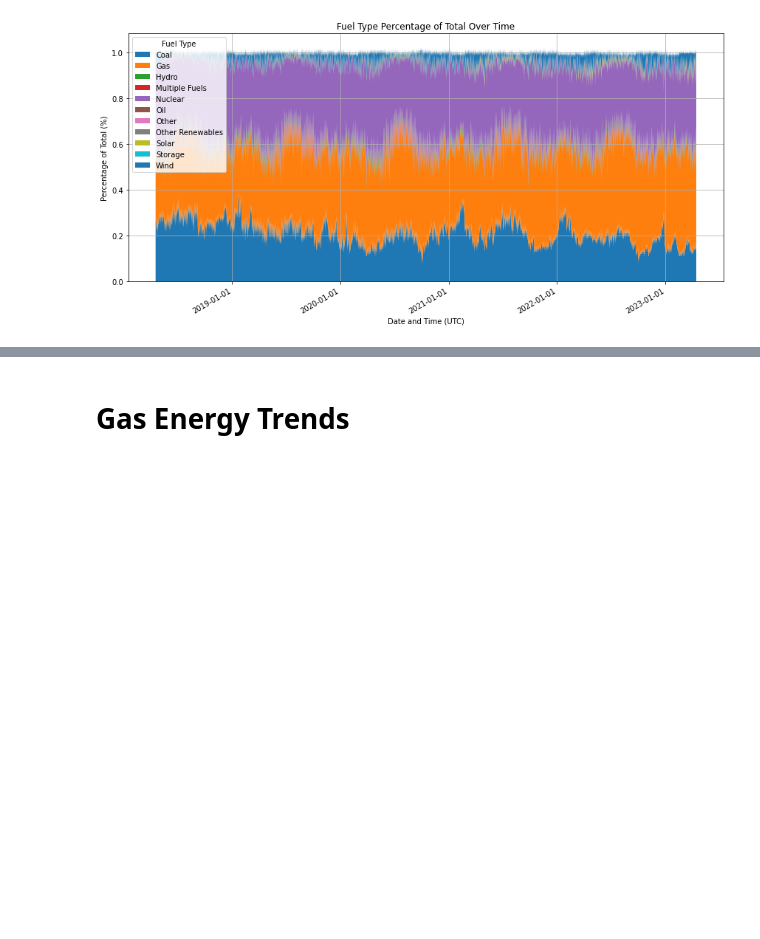
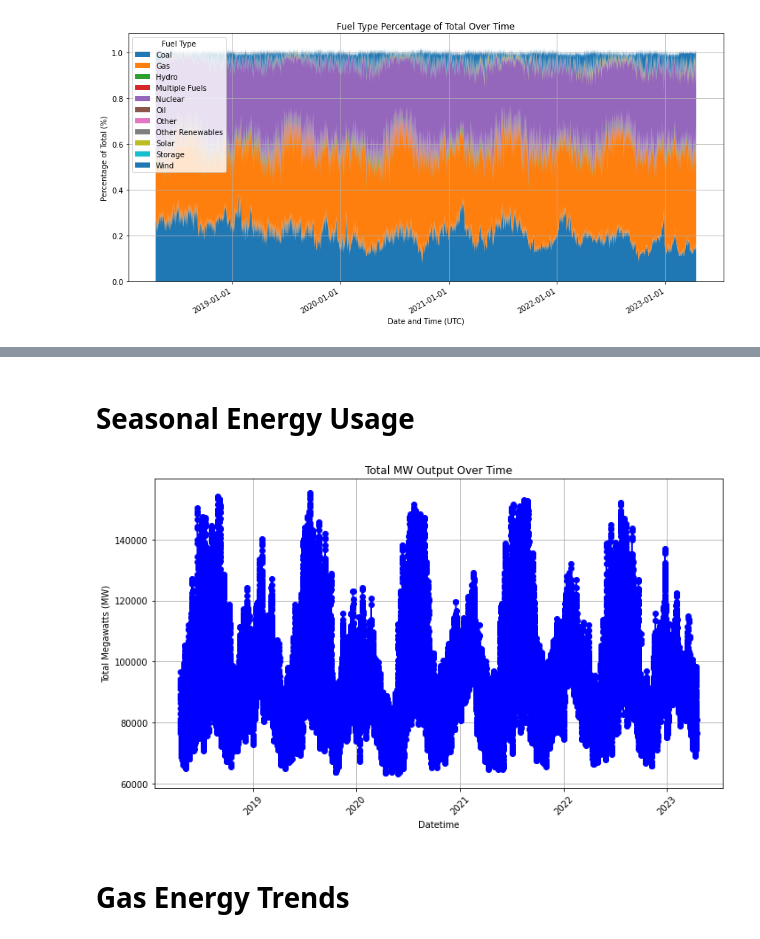
Before and after one commit to ochss/Energy, a Jupyter notebook: gen_fuel.ipynb, the cells around one changed output, grey strips where cells are left out. Drawn from its saved outputs; the diff is of its cells as text; code cells hidden in the pictures; blank space fills up the shorter version.

```diff
--- a/gen_fuel.ipynb
+++ b/gen_fuel.ipynb
@@ -30,3 +45,18 @@ plt.show()
+# %% [markdown]
+# Seasonal Energy Usage
+# %%
+total_mw_over_time = df.groupby('datetime_beginning_utc')['mw'].sum()
+plt.figure(figsize=(10, 6))
+plt.plot(total_mw_over_time, marker='o', linestyle='-', color='b')
+plt.title('Total MW Output Over Time')
+plt.xlabel('Datetime')
+plt.ylabel('Total Megawatts (MW)')
+plt.grid(True)
+plt.xticks(rotation=45)
+plt.tight_layout()
+plt.show()
+# %% [output]
+[figure, added]
 # %% [markdown]
 # Gas Energy Trends
 # %%
```
Also changed, not shown: parts of 1 cell of this notebook.
